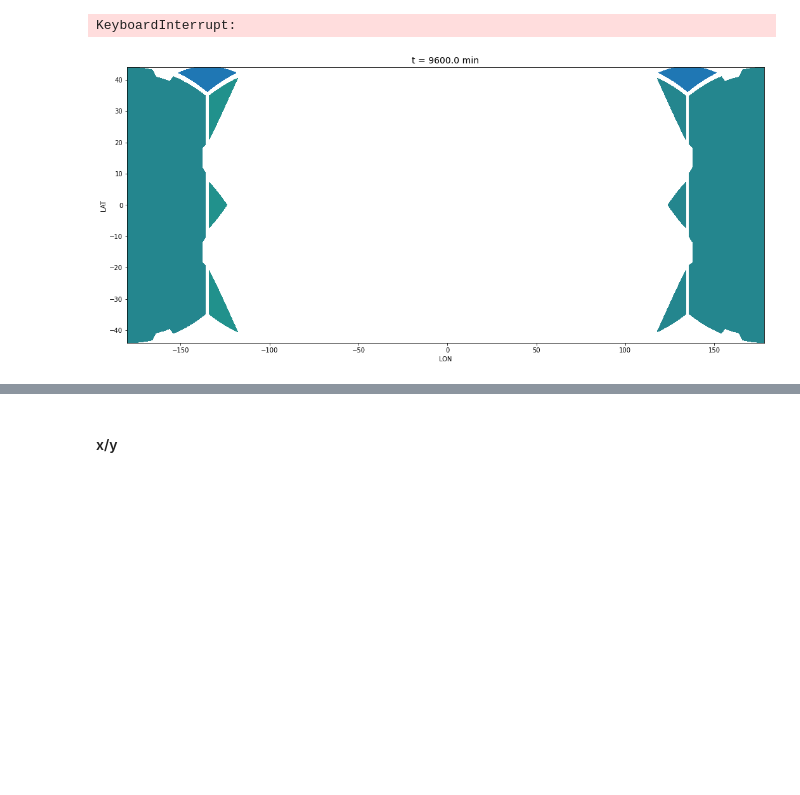
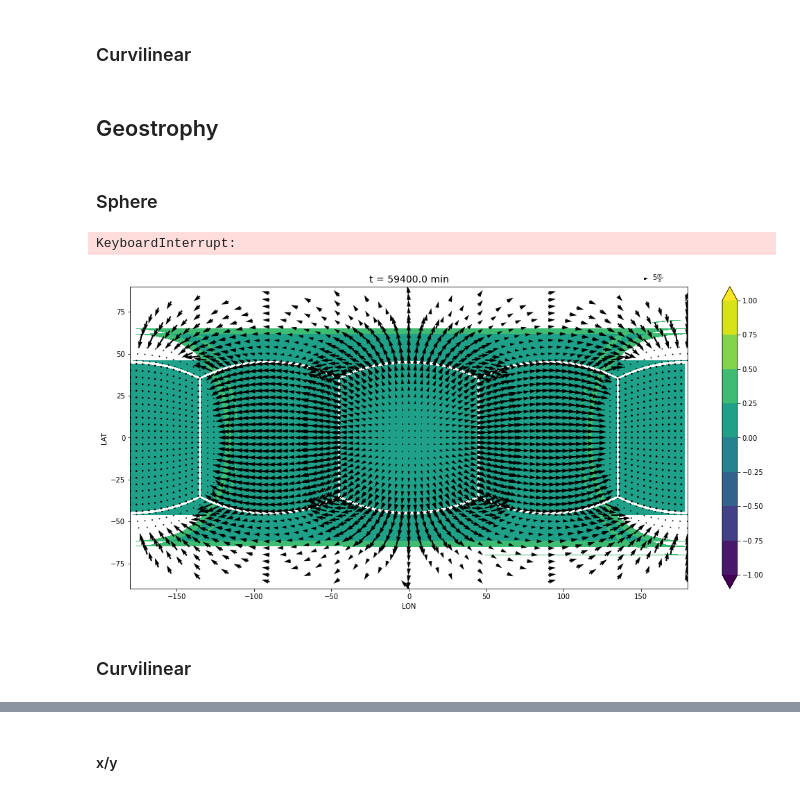
Before and after one commit to Aaron-Hsieh-0129/CSWM, a Jupyter notebook: src/plot.ipynb, the cells around one changed output, grey strips where cells are left out. Drawn from its saved outputs; the diff is of its cells as text; code cells hidden in the pictures; blank space fills up the shorter version.

```diff
--- a/src/plot.ipynb
+++ b/src/plot.ipynb
@@ -19,11 +35,11 @@ for p in range(6):
     x[p] = (np.loadtxt(f"../outputs/patch{p+1}/x.txt") * 180 / np.pi).reshape(NX, NY)
     y[p] = (np.loadtxt(f"../outputs/patch{p+1}/y.txt") * 180 / np.pi).reshape(NX, NY)
 """
-lon = np.loadtxt("../outputs/lon.txt").reshape(6, NX, NY) * 180. / np.pi
-lat = np.loadtxt("../outputs/lat.txt").reshape(6, NX, NY) * 180. / np.pi
+lon = np.loadtxt("../outputs/grid//lon.txt").reshape(6, NX, NY) * 180. / np.pi
+lat = np.loadtxt("../outputs/grid/lat.txt").reshape(6, NX, NY) * 180. / np.pi
 
-x = np.loadtxt("../outputs/x.txt").reshape(6, NX, NY)
-y = np.loadtxt("../outputs/y.txt").reshape(6, NX, NY)
+x = np.loadtxt("../outputs/grid/x.txt").reshape(6, NX, NY)
+y = np.loadtxt("../outputs/grid/y.txt").reshape(6, NX, NY)
 
 count = 0
 h = np.zeros([6, NX, NY])
@@ -48,15 +64,17 @@ for t in range(0, 6000, 10):
     plt.savefig(f"../graphs/h/sphere/{count}.png", dpi=150)
     plt.close()
     count += 1
+# %% [markdown]
+### Curvilinear
 # %%
 NX = 45
 NY = 45
 DT = 360.
-lon = np.loadtxt("../outputs/lon.txt").reshape(6, NX, NY) * 180. / np.pi
-lat = np.loadtxt("../outputs/lat.txt").reshape(6, NX, NY) * 180. / np.pi
+lon = np.loadtxt("../outputs/grid/lon.txt").reshape(6, NX, NY) * 180. / np.pi
+lat = np.loadtxt("../outputs/grid/lat.txt").reshape(6, NX, NY) * 180. / np.pi
 
-x = np.loadtxt("../outputs/x.txt").reshape(6, NX, NY)
-y = np.loadtxt("../outputs/y.txt").reshape(6, NX, NY)
+x = np.loadtxt("../outputs/grid/x.txt").reshape(6, NX, NY)
+y = np.loadtxt("../outputs/grid/y.txt").reshape(6, NX, NY)
 
 count = 0
 h = np.zeros([6, NX, NY])
@@ -82,54 +100,69 @@ for t in range(0, 6000, 10):
     plt.savefig(f"../graphs/h/curvilinear/{count}.png", dpi=150)
     plt.close()
     count += 1
+# %% [markdown]
+## Geostrophy
+# %% [markdown]
+### Sphere
 # %%
 NX = 45
 NY = 45
 DT = 360.
 # DT = 100
-lon = np.loadtxt("../outputs/lon.txt").reshape(6, NX, NY) * 180. / np.pi
-lat = np.loadtxt("../outputs/lat.txt").reshape(6, NX, NY) * 180. / np.pi
+lon = np.loadtxt("../outputs/grid/lon.txt").reshape(6, NX, NY) * 180. / np.pi
+lat = np.loadtxt("../outputs/grid/lat.txt").reshape(6, NX, NY) * 180. / np.pi
 
-x = np.loadtxt("../outputs/x.txt").reshape(6, NX, NY)
-y = np.loadtxt("../outputs/y.txt").reshape(6, NX, NY)
+x = np.loadtxt("../outputs/grid/x.txt").reshape(6, NX, NY)
+y = np.loadtxt("../outputs/grid/y.txt").reshape(6, NX, NY)
 
 count = 0
 h = np.zeros([6, NX, NY])
+leap = 80
 for t in range(0, 6000, 10):
-    # for p in range(6):
-    #     h[p] = np.loadtxt(f"../outputs/patch{p+1}/h/h_{t*10}.txt").reshape(NX, NY)
 
-    h = np.loadtxt(f"../outputs/h/h_{10*t}.txt").reshape(6, NX, NY)
-    u = np.loadtxt(f"../outputs/u/u_{10*t}.txt").reshape(6, NX, NY)
-    v = np.loadtxt(f"../outputs/v/v_{10*t}.txt").reshape(6, NX, NY)
+    h = np.loadtxt(f"../outputs/h/h_{t*leap}.txt").reshape(6, NX, NY)
+    u = np.loadtxt(f"../outputs/u_lon_lat/u_lon_lat_{t*leap}.txt").reshape(6, NX, NY)
+    v = np.loadtxt(f"../outputs/v_lon_lat/v_lon_lat_{t*leap}.txt").reshape(6, NX, NY)
 
     plt.figure(figsize=(18,8))
     plt.xlabel("LON")
     plt.ylabel("LAT")
-    plt.title(f"t = {t * 10 * DT / 60} min", fontsize=14)
+    plt.title(f"t = {t * leap * DT / 60} min", fontsize=14)
 
-    plt.contourf(lon[0], lat[0], h[0], levels=np.linspace(-12, 12, 13), extend='both')
-    plt.contourf(lon[1], lat[1], h[1], levels=np.linspace(-12, 12, 13), extend='both')
-    plt.contourf(lon[2, 0:NX//2, :], lat[2, 0:NX//2, :], h[2, 0:NX//2, :], levels=np.linspace(-12, 12, 13), extend='both')
-    plt.contourf(lon[2, NX//2:, :]-360, lat[2, NX//2:, :], h[2, NX//2:, :], levels=np.linspace(-12, 12, 13), extend='both')
-    plt.contourf(lon[3]-360, lat[3], h[3], levels=np.linspace(-12, 12, 12), extend='both')
-    plt.contourf(lon[4], lat[4], h[4], levels=np.linspace(-12, 12, 13), extend='both')
-    plt.contourf(lon[5], lat[5], h[5], levels=np.linspace(-12, 12, 13), extend='both')
+    plt.contourf(lon[0], lat[0], h[0], levels=np.linspace(-1, 1, 9), extend='both')
+    plt.contourf(lon[1], lat[1], h[1], levels=np.linspace(-1, 1, 9), extend='both')
+    plt.contourf(lon[2, 0:NX//2, :], lat[2, 0:NX//2, :], h[2, 0:NX//2, :], levels=np.linspace(-1, 1, 9), extend='both')
+    plt.contourf(lon[2, NX//2:, :]-360, lat[2, NX//2:, :], h[2, NX//2:, :], levels=np.linspace(-1, 1, 9), extend='both')
+    plt.contourf(lon[3]-360, lat[3], h[3], levels=np.linspace(-1, 1, 9), extend='both')
+    plt.contourf(lon[4], lat[4], h[4], levels=np.linspace(-1, 1, 9), extend='both')
+    plt.contourf(lon[5], lat[5], h[5], levels=np.linspace(-1, 1, 9), extend='both')
     cbar = plt.colorbar(pad=0.05)
-    cbar.set_ticks(np.linspace(-12, 12, 13))
+    cbar.set_ticks(np.linspace(-1, 1, 9))
+
+    # plt.contourf(lon[0], lat[0], h[0], extend='both')
+    # plt.contourf(lon[1], lat[1], h[1], extend='both')
+    # plt.contourf(lon[2, 0:NX//2, :], lat[2, 0:NX//2, :], h[2, 0:NX//2, :], extend='both')
+    # plt.contourf(lon[2, NX//2:, :]-360, lat[2, NX//2:, :], h[2, NX//2:, :], extend='both')
+    # plt.contourf(lon[3]-360, lat[3], h[3], extend='both')
+    # plt.contourf(lon[4], lat[4], h[4], extend='both')
+    # plt.contourf(lon[5], lat[5], h[5], extend='both')
+    # cbar = plt.colorbar(pad=0.05)
+    # cbar.set_ticks(np.linspace(-12, 12, 13))
 
     plt.quiver(lon[0][::2, ::2], lat[0][::2, ::2], u[0][::2, ::2], v[0][::2, ::2], angles='xy', units="width", scale=100)
     plt.quiver(lon[1][::2, ::2], lat[1][::2, ::2], u[1][::2, ::2], v[1][::2, ::2], angles='xy', units="width", scale=100)
     plt.quiver(lon[2, 0:NX//2, :][::2, ::2], lat[2, 0:NX//2, :][::2, ::2], u[2, 0:NX//2, :][::2, ::2], v[2, 0:NX//2, :][::2, ::2], angles='xy', units="width", scale=100)
     plt.quiver(lon[2, NX//2:, :][::2, ::2]-360, lat[2, NX//2:, :][::2, ::2], u[2, NX//2:, :][::2, ::2], v[2, NX//2:, :][::2, ::2], angles='xy', units="width", scale=100)
     plt.quiver(lon[3][::2, ::2]-360, lat[3][::2, ::2], u[3][::2, ::2], v[3][::2, ::2], angles='xy', units="width", scale=100)
     plt.quiver(lon[4][::2, ::2], lat[4][::2, ::2], u[4][::2, ::2], v[4][::2, ::2], angles='xy', units="width", scale=100)
     Q = plt.quiver(lon[5][::2, ::2], lat[5][::2, ::2], u[5][::2, ::2], v[5][::2, ::2], angles='xy', units="width", scale=100)
     qk = plt.quiverkey(Q, 0.7, 0.9, 0.5, r'$5 \frac{m}{s}$', labelpos='E', coordinates='figure')
 
-    plt.savefig(f"../graphs/test/h/{count}.png", dpi=150)
+    plt.savefig(f"../graphs/h/sphere/{count}.png", dpi=150)
     plt.close()
     count += 1
 # %% [output]
 KeyboardInterrupt:
-[figure, old version]
+[figure, new version]
+# %% [markdown]
+### Curvilinear
```
Also changed, not shown: parts of 11 cells of this notebook, 8 other files.
